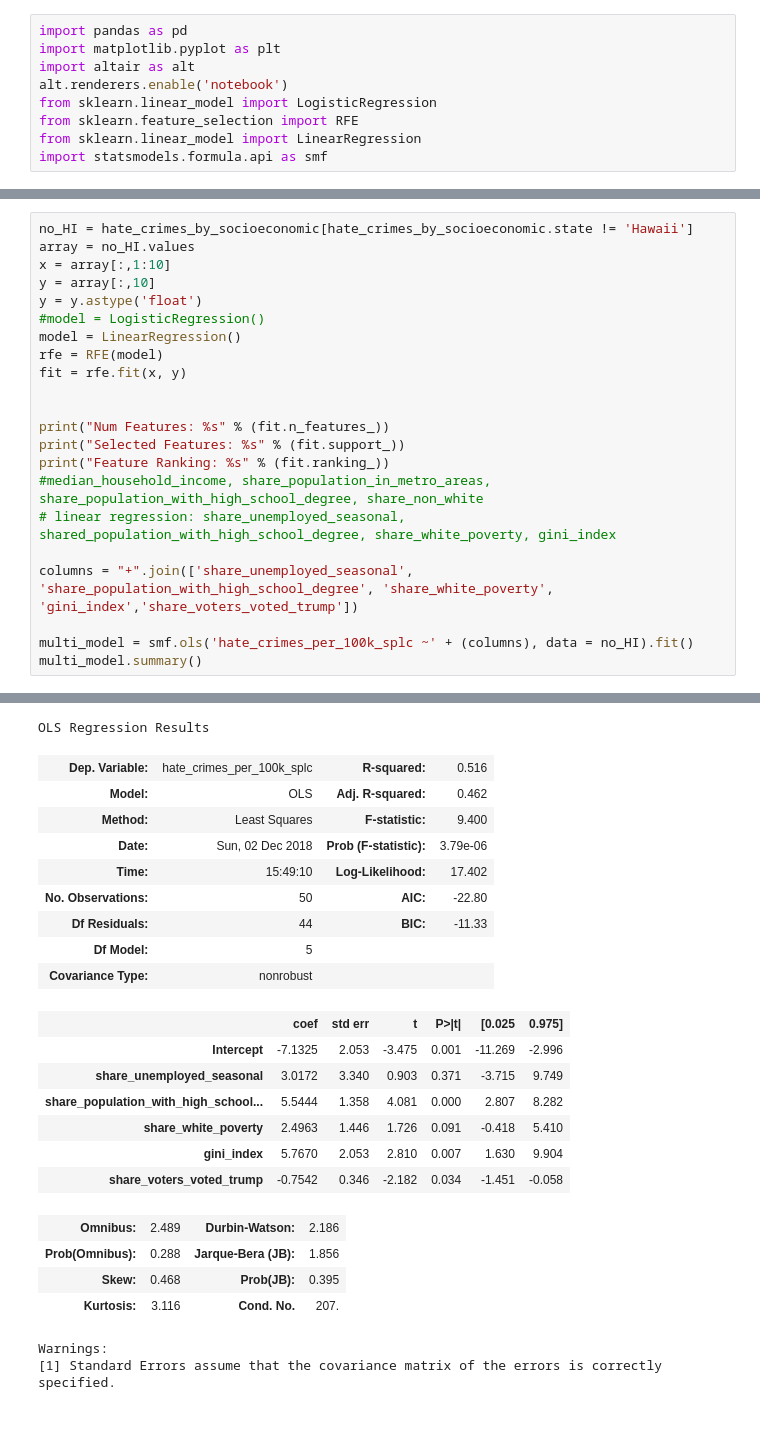
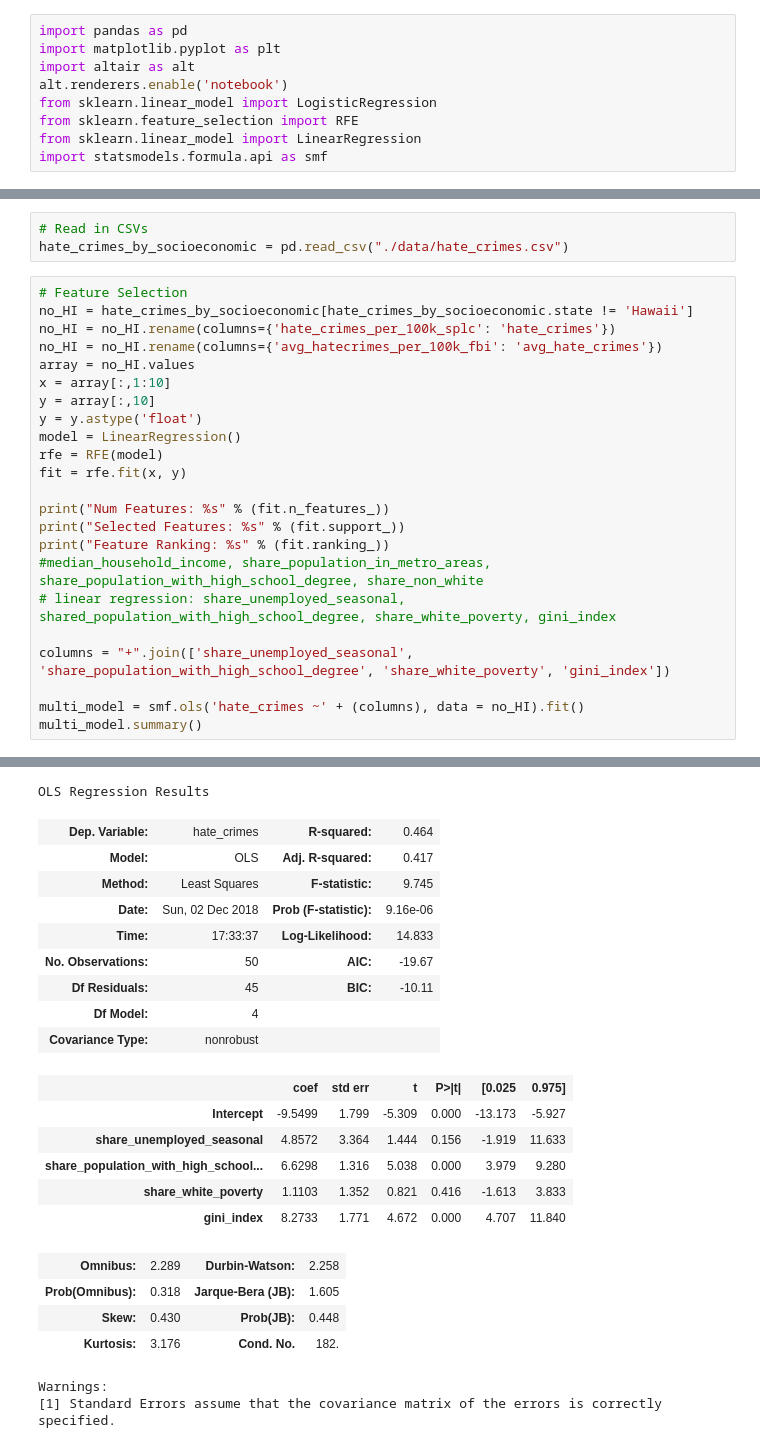
Before and after one commit to caseyahlan/hatecrimes-finalproject, a Jupyter notebook: statistical modeling.ipynb, the cells around one changed output, grey strips where cells are left out. Drawn from its saved outputs; the diff is of its cells as text; blank space fills up the shorter version.

Commit message:
more modeling

```diff
--- a/statistical modeling.ipynb
+++ b/statistical modeling.ipynb
@@ -28,49 +10,52 @@ hate_crimes_by_socioeconomic.head()
+# %%
+# Read in CSVs
+hate_crimes_by_socioeconomic = pd.read_csv("./data/hate_crimes.csv")
 # %%
+# Feature Selection
 no_HI = hate_crimes_by_socioeconomic[hate_crimes_by_socioeconomic.state != 'Hawaii']
+no_HI = no_HI.rename(columns={'hate_crimes_per_100k_splc': 'hate_crimes'})
+no_HI = no_HI.rename(columns={'avg_hatecrimes_per_100k_fbi': 'avg_hate_crimes'})
 array = no_HI.values
 x = array[:,1:10]
 y = array[:,10]
 y = y.astype('float')
-#model = LogisticRegression()
 model = LinearRegression()
 rfe = RFE(model)
 fit = rfe.fit(x, y)
-
 
 print("Num Features: %s" % (fit.n_features_))
 print("Selected Features: %s" % (fit.support_))
 print("Feature Ranking: %s" % (fit.ranking_))
 #median_household_income, share_population_in_metro_areas, share_population_with_high_school_degree, share_non_white
 # linear regression: share_unemployed_seasonal, shared_population_with_high_school_degree, share_white_poverty, gini_index
 
-columns = "+".join(['share_unemployed_seasonal', 'share_population_with_high_school_degree', 'share_white_poverty', 'gini_index','share_voters_voted_trump'])
+columns = "+".join(['share_unemployed_seasonal', 'share_population_with_high_school_degree', 'share_white_poverty', 'gini_index'])
 
-multi_model = smf.ols('hate_crimes_per_100k_splc ~' + (columns), data = no_HI).fit()
+multi_model = smf.ols('hate_crimes ~' + (columns), data = no_HI).fit()
 multi_model.summary()
 # %% [output]
 Num Features: 4
 Selected Features: [False  True False  True False  True  True False False]
 Feature Ranking: [6 1 4 1 3 1 1 5 2]
 OLS Regression Results
-| Dep. Variable: | hate_crimes_per_100k_splc | R-squared: | 0.516 |
-| Model: | OLS | Adj. R-squared: | 0.462 |
-| Method: | Least Squares | F-statistic: | 9.400 |
-| Date: | Sun, 02 Dec 2018 | Prob (F-statistic): | 3.79e-06 |
-| Time: | 15:49:10 | Log-Likelihood: | 17.402 |
-| No. Observations: | 50 | AIC: | -22.80 |
-| Df Residuals: | 44 | BIC: | -11.33 |
-| Df Model: | 5 |  |  |
+| Dep. Variable: | hate_crimes | R-squared: | 0.464 |
+| Model: | OLS | Adj. R-squared: | 0.417 |
+| Method: | Least Squares | F-statistic: | 9.745 |
+| Date: | Sun, 02 Dec 2018 | Prob (F-statistic): | 9.16e-06 |
+| Time: | 17:33:37 | Log-Likelihood: | 14.833 |
+| No. Observations: | 50 | AIC: | -19.67 |
+| Df Residuals: | 45 | BIC: | -10.11 |
+| Df Model: | 4 |  |  |
 | Covariance Type: | nonrobust |  |  |
 |  | coef | std err | t | P>|t| | [0.025 | 0.975] |
-| Intercept | -7.1325 | 2.053 | -3.475 | 0.001 | -11.269 | -2.996 |
-| share_unemployed_seasonal | 3.0172 | 3.340 | 0.903 | 0.371 | -3.715 | 9.749 |
-| share_population_with_high_school... | 5.5444 | 1.358 | 4.081 | 0.000 | 2.807 | 8.282 |
-| share_white_poverty | 2.4963 | 1.446 | 1.726 | 0.091 | -0.418 | 5.410 |
-| gini_index | 5.7670 | 2.053 | 2.810 | 0.007 | 1.630 | 9.904 |
-| share_voters_voted_trump | -0.7542 | 0.346 | -2.182 | 0.034 | -1.451 | -0.058 |
+| Intercept | -9.5499 | 1.799 | -5.309 | 0.000 | -13.173 | -5.927 |
+| share_unemployed_seasonal | 4.8572 | 3.364 | 1.444 | 0.156 | -1.919 | 11.633 |
+| share_population_with_high_school... | 6.6298 | 1.316 | 5.038 | 0.000 | 3.979 | 9.280 |
+| share_white_poverty | 1.1103 | 1.352 | 0.821 | 0.416 | -1.613 | 3.833 |
+| gini_index | 8.2733 | 1.771 | 4.672 | 0.000 | 4.707 | 11.840 |
-| Omnibus: | 2.489 | Durbin-Watson: | 2.186 |
-| Prob(Omnibus): | 0.288 | Jarque-Bera (JB): | 1.856 |
-| Skew: | 0.468 | Prob(JB): | 0.395 |
-| Kurtosis: | 3.116 | Cond. No. | 207. |
+| Omnibus: | 2.289 | Durbin-Watson: | 2.258 |
+| Prob(Omnibus): | 0.318 | Jarque-Bera (JB): | 1.605 |
+| Skew: | 0.430 | Prob(JB): | 0.448 |
+| Kurtosis: | 3.176 | Cond. No. | 182. |
 Warnings:
 [1] Standard Errors assume that the covariance matrix of the errors is correctly specified.
```
Also changed, not shown: parts of 11 cells of this notebook.
